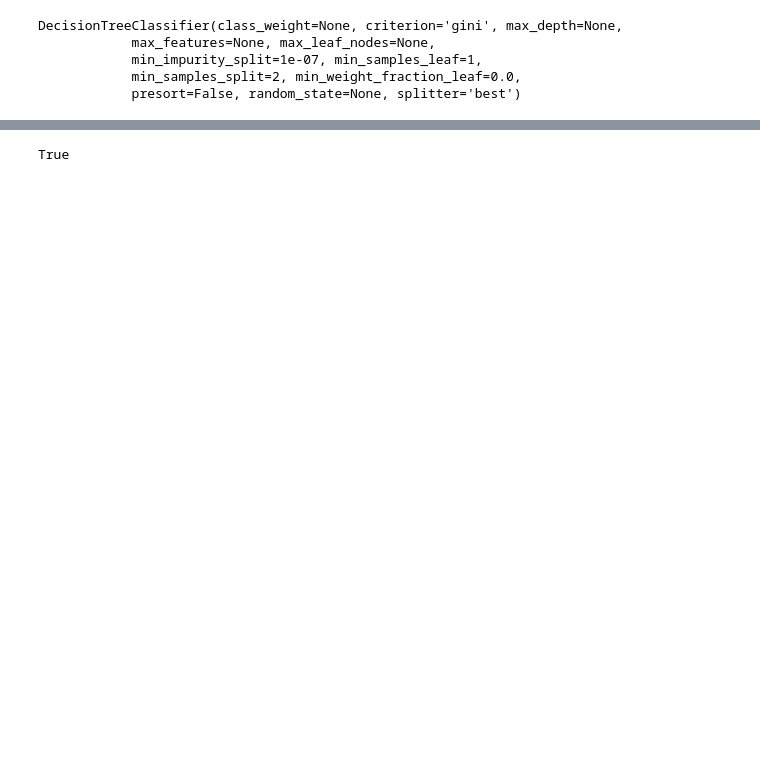
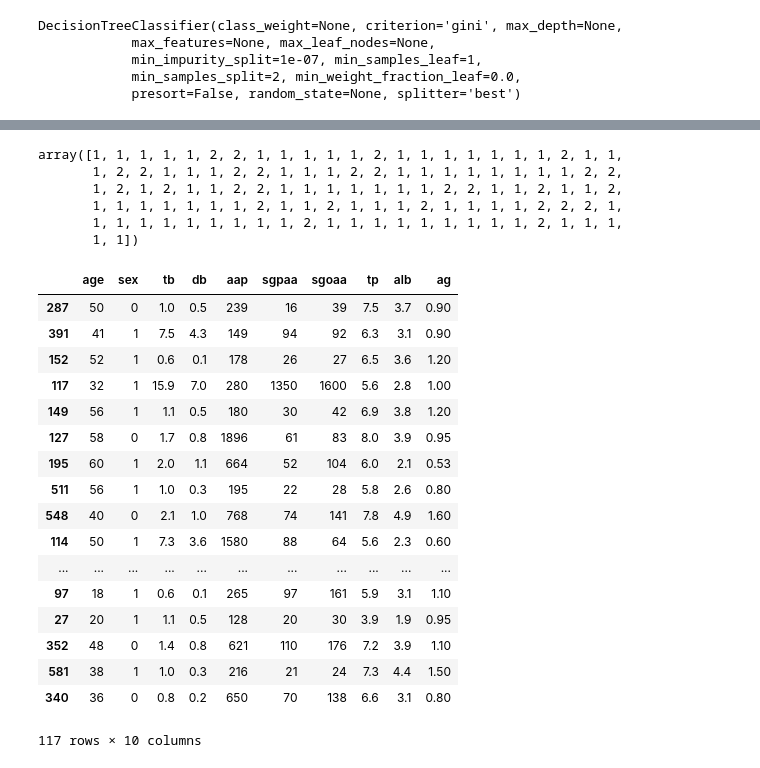
Before and after one commit to msuthar5/Machine-Learning, a Jupyter notebook: python-based/classifiers/decision-tree.ipynb, the cells around one changed output, grey strips where cells are left out. Saved outputs shown, nothing was run; the diff lists cells and outputs as text; code cells hidden in the pictures; blank space fills up the shorter version.

Commit message:
added predictor

```diff
--- a/python-based/classifiers/decision-tree.ipynb
+++ b/python-based/classifiers/decision-tree.ipynb
@@ -50,10 +50,10 @@ for i in range(0, len(d)):
     else:
         d.iloc[i,1] = np.int32(0)
 # %%
-d.iloc[:,1] = d.iloc[:,1].astype('int8')
+#d.iloc[:,1] = d.iloc[:,1].astype('int8')
 # %%
 # Split into test and train data 80/20 split
-test_data, train_data = train_test_split(d,test_size=0.2)
+train_data, test_data = train_test_split(d,test_size=0.2)
 # %%
 # verify that the test and train data are not mixed at all
 
@@ -110,7 +136,33 @@ graph.render("ipld.gv")
 graph
 # %% [output]
 [drawing not drawn]
-# %%
-len(train_data) == len(train_data_label)
-# %% [output]
-True
+# %%
+classifier.predict(test_data.iloc[:,0:10])
+# %% [output]
+array([1, 1, 1, 1, 1, 2, 2, 1, 1, 1, 1, 1, 2, 1, 1, 1, 1, 1, 1, 1, 2, 1, 1,
+       1, 2, 2, 1, 1, 1, 2, 2, 1, 1, 1, 2, 2, 1, 1, 1, 1, 1, 1, 1, 1, 2, 2,
+       1, 2, 1, 2, 1, 1, 2, 2, 1, 1, 1, 1, 1, 1, 1, 2, 2, 1, 1, 2, 1, 1, 2,
+       1, 1, 1, 1, 1, 1, 1, 2, 1, 1, 2, 1, 1, 1, 2, 1, 1, 1, 1, 2, 2, 2, 1,
+       1, 1, 1, 1, 1, 1, 1, 1, 1, 2, 1, 1, 1, 1, 1, 1, 1, 1, 1, 2, 1, 1, 1,
+       1, 1])
+# %%
+test_data.iloc[:,0:10]
+# %% [output]
+|  | age | sex | tb | db | aap | sgpaa | sgoaa | tp | alb | ag |
+| 287 | 50 | 0 | 1.0 | 0.5 | 239 | 16 | 39 | 7.5 | 3.7 | 0.90 |
+| 391 | 41 | 1 | 7.5 | 4.3 | 149 | 94 | 92 | 6.3 | 3.1 | 0.90 |
+| 152 | 52 | 1 | 0.6 | 0.1 | 178 | 26 | 27 | 6.5 | 3.6 | 1.20 |
+| 117 | 32 | 1 | 15.9 | 7.0 | 280 | 1350 | 1600 | 5.6 | 2.8 | 1.00 |
+| 149 | 56 | 1 | 1.1 | 0.5 | 180 | 30 | 42 | 6.9 | 3.8 | 1.20 |
+| 127 | 58 | 0 | 1.7 | 0.8 | 1896 | 61 | 83 | 8.0 | 3.9 | 0.95 |
+| 195 | 60 | 1 | 2.0 | 1.1 | 664 | 52 | 104 | 6.0 | 2.1 | 0.53 |
+| 511 | 56 | 1 | 1.0 | 0.3 | 195 | 22 | 28 | 5.8 | 2.6 | 0.80 |
+| 548 | 40 | 0 | 2.1 | 1.0 | 768 | 74 | 141 | 7.8 | 4.9 | 1.60 |
+| 114 | 50 | 1 | 7.3 | 3.6 | 1580 | 88 | 64 | 5.6 | 2.3 | 0.60 |
+| ... | ... | ... | ... | ... | ... | ... | ... | ... | ... | ... |
+| 97 | 18 | 1 | 0.6 | 0.1 | 265 | 97 | 161 | 5.9 | 3.1 | 1.10 |
+| 27 | 20 | 1 | 1.1 | 0.5 | 128 | 20 | 30 | 3.9 | 1.9 | 0.95 |
+| 352 | 48 | 0 | 1.4 | 0.8 | 621 | 110 | 176 | 7.2 | 3.9 | 1.10 |
+| 581 | 38 | 1 | 1.0 | 0.3 | 216 | 21 | 24 | 7.3 | 4.4 | 1.50 |
+| 340 | 36 | 0 | 0.8 | 0.2 | 650 | 70 | 138 | 6.6 | 3.1 | 0.80 |
+117 rows × 10 columns
```
Also changed, not shown: parts of 9 cells of this notebook.
